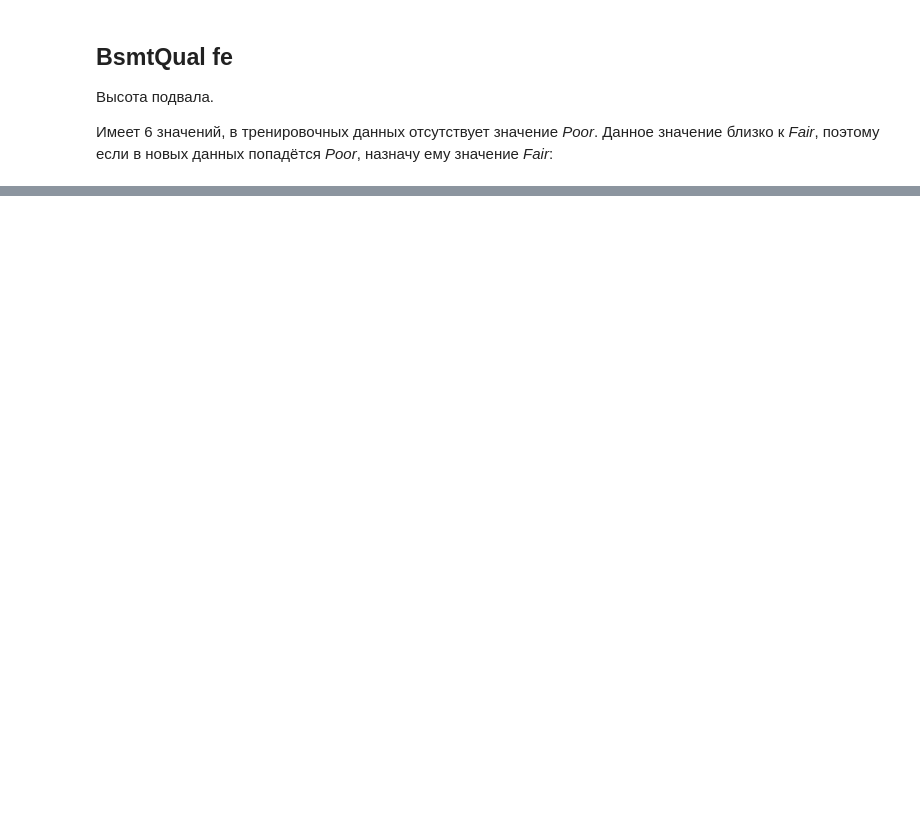
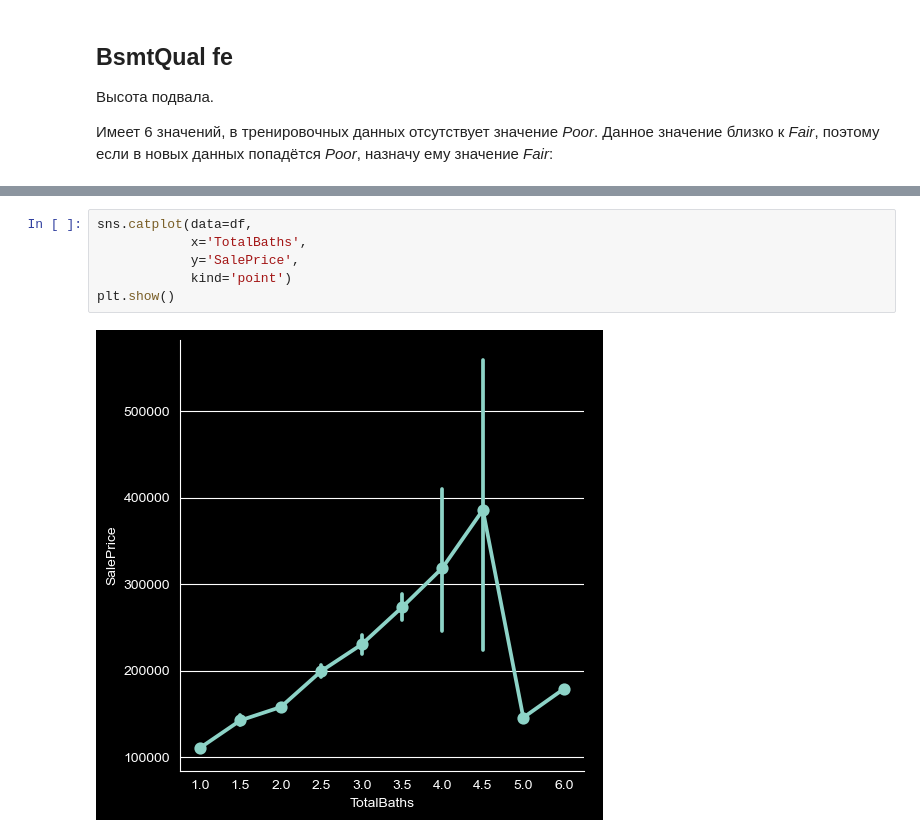
Before and after one commit to SashaCurry/HousePrices, a Jupyter notebook: 2_Feature-engineering.ipynb, the cells around one changed output, grey strips where cells are left out. Saved outputs shown, nothing was run; the diff lists cells and outputs as text; blank space fills up the shorter version.

```diff
--- a/2_Feature-engineering.ipynb
+++ b/2_Feature-engineering.ipynb
@@ -690,0 +815,8 @@ df = df.drop(columns='BsmtQual')
+# %%
+sns.catplot(data=df,
+            x='TotalBaths',
+            y='SalePrice',
+            kind='point')
+plt.show()
+# %% [output]
+[figure, added]
```
Also changed, not shown: parts of 106 cells of this notebook, 1 other file.
